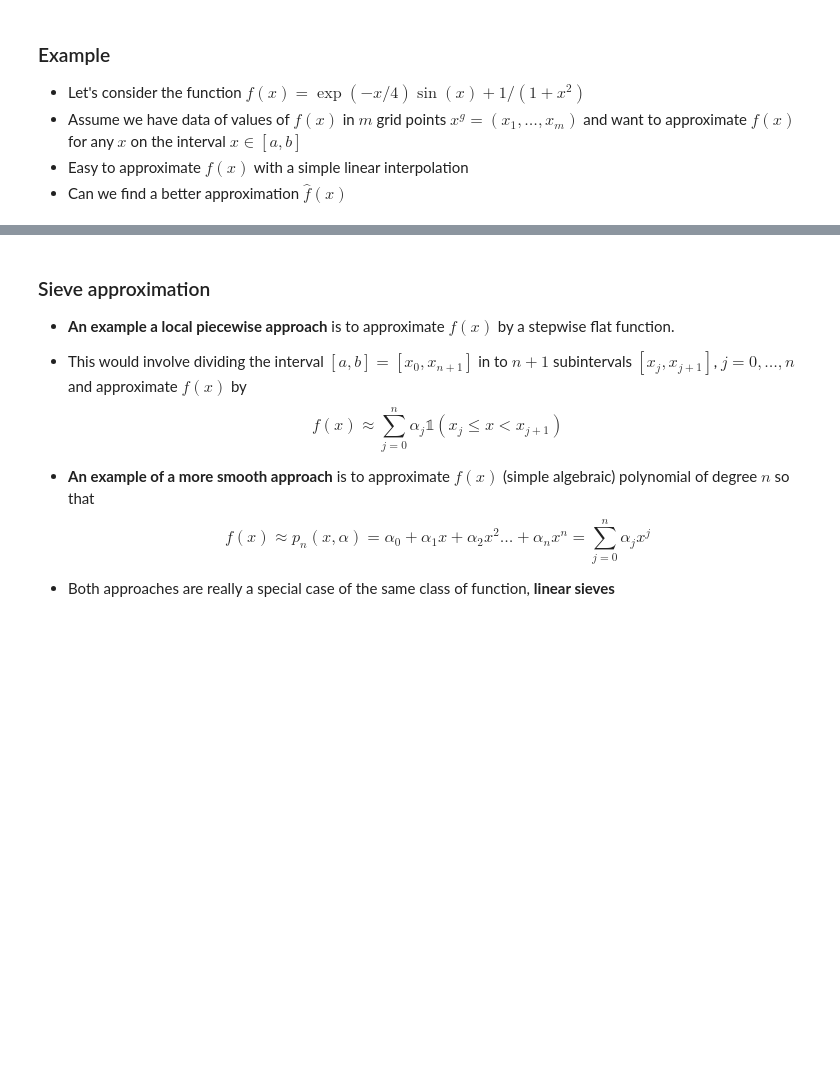
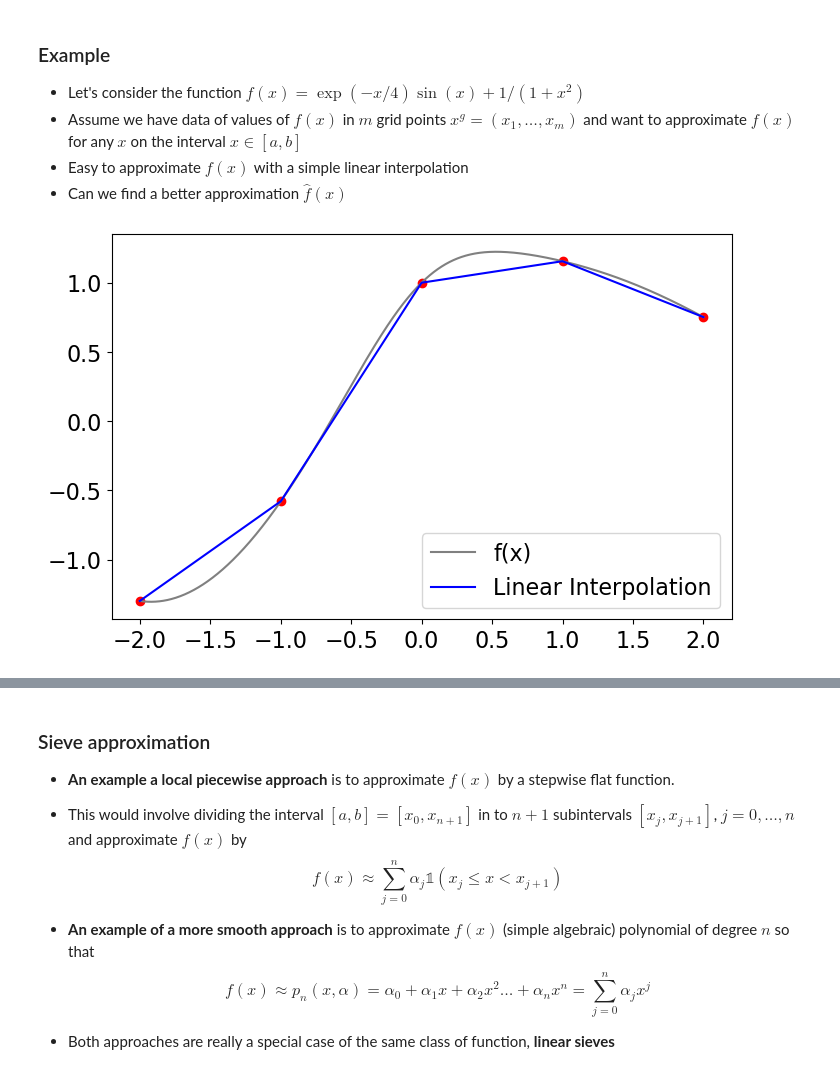
Before and after one commit to bschjerning/dp_ucph, a Jupyter notebook: 1_theory_tools/05_interpolation.ipynb, the cells around one changed output, grey strips where cells are left out. Cells and saved outputs as stored; diff of their text form; code cells hidden in the pictures; blank space fills up the shorter version.

Commit message:
interpolation

```diff
--- a/1_theory_tools/05_interpolation.ipynb
+++ b/1_theory_tools/05_interpolation.ipynb
@@ -63,3 +63,12 @@ plt.rcParams.update({'font.size': 16})
 - Assume we have data of values of $f(x)$ in $m$ grid points $x^g=(x_1,\dots,x_m)$ and want to approximate $f(x)$ for any $x$ on the interval $x \in [a, b]$
 - Easy to approximate $f(x)$ with a simple linear interpolation
 - Can we find a better approximation $\hat{f}(x)$
+# %%
+f= lambda x: np.exp(-x/4)*np.sin(x) + 1/(1+x**2)    # function to interpolate/approximate
+m=5; a=-2; b=2;            # n:   Number of datapoints and limits for on interval
+x0 = np.linspace(a,b,m);   # x0:  grid points where we know f(x)
+fx0=f(x0)                  # fx0: function values at x0
+fhat = interpolate.interp1d(x0,fx0) # returns the interpolation function
+plot1d(f, x0, fx0, fhat, label='Linear Interpolation') # use the plotting tool in sieve.py
+# %% [output]
+[figure, added]
```
Also changed, not shown: parts of 32 cells of this notebook.
